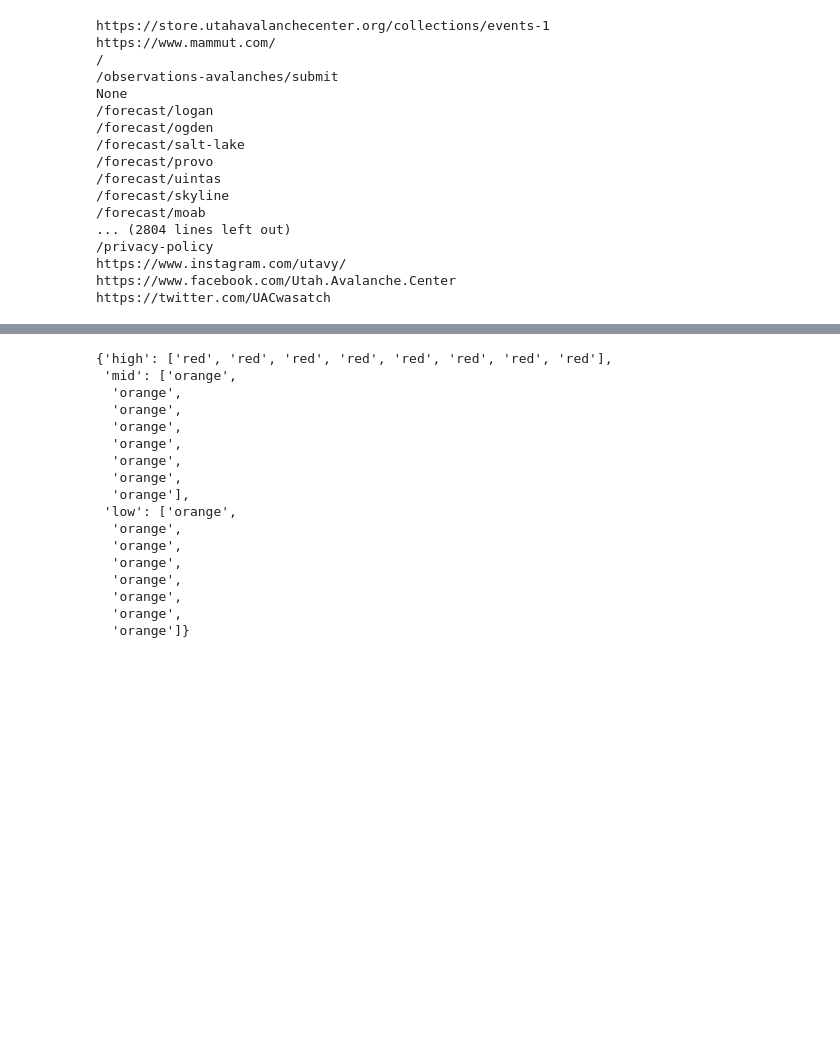
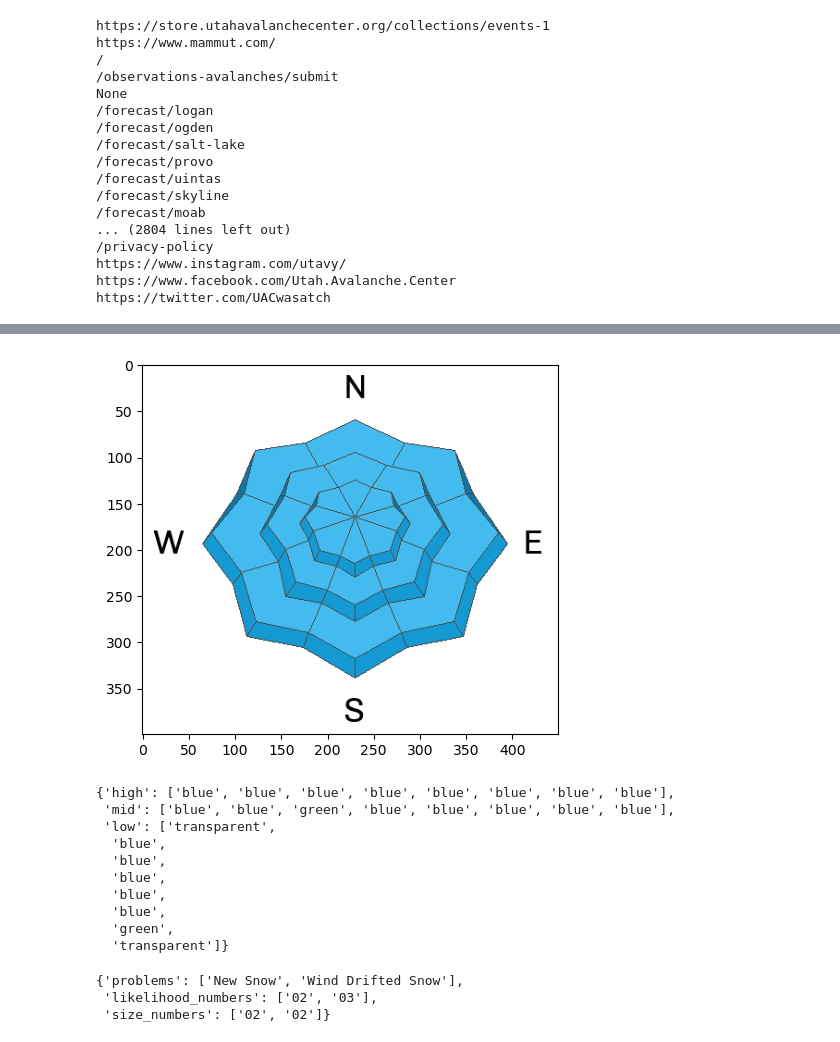
Before and after one commit to justinolcott/avalanche, a Jupyter notebook: data_gathering.ipynb, the cells around one changed output, grey strips where cells are left out. Saved outputs shown, nothing was run; the diff lists cells and outputs as text; code cells hidden in the pictures; blank space fills up the shorter version.

Commit message:
added ability to get avalanche problems

```diff
--- a/data_gathering.ipynb
+++ b/data_gathering.ipynb
@@ -82,13 +79,15 @@ page_source = get_page_source(df['url'][65])
+# %%
+page_source = get_page_source('https://utahavalanchecenter.org/forecast/salt-lake/2/27/2023')
 # %%
 # first link will be the overall forecast image
-def get_forecast_image_links(page_source):
+def get_rose_image_links(page_source):
     # find all links that start with '/sites/default/files/forecast/'
     links = re.findall(r'<img.*?src="/(sites/default/files/forecast/.*?)">', page_source.decode('utf-8'))
     # append 'https://utahavalanchecenter.org' to the beginning of each link
     links = ['https://utahavalanchecenter.org/' + link for link in links]
     return links
 
-links = get_forecast_image_links(page_source)
+links = get_rose_image_links(page_source)
 # %%
 def get_color(image, pixel_location):
     return image.getpixel(pixel_location)
@@ -174,22 +187,21 @@ def get_forecast_from_url(url):
+# %%
+image = load_image(links[1])
+# %%
+show_image(image)
+# %% [output]
+[figure, added]
 # %%
 # REQUEST
-f = get_forecast_from_url(links[0])
+f = get_forecast_from_image(image)
 f
 # %% [output]
-{'high': ['red', 'red', 'red', 'red', 'red', 'red', 'red', 'red'],
- 'mid': ['orange',
-  'orange',
-  'orange',
-  'orange',
-  'orange',
-  'orange',
-  'orange',
-  'orange'],
- 'low': ['orange',
-  'orange',
-  'orange',
-  'orange',
-  'orange',
-  'orange',
-  'orange',
-  'orange']}
+{'high': ['blue', 'blue', 'blue', 'blue', 'blue', 'blue', 'blue', 'blue'],
+ 'mid': ['blue', 'blue', 'green', 'blue', 'blue', 'blue', 'blue', 'blue'],
+ 'low': ['transparent',
+  'blue',
+  'blue',
+  'blue',
+  'blue',
+  'blue',
+  'green',
+  'transparent']}
@@ -195,0 +242,6 @@ f
+# %%
+get_avalanche_problems(page_source)
+# %% [output]
+{'problems': ['New Snow', 'Wind Drifted Snow'],
+ 'likelihood_numbers': ['02', '03'],
+ 'size_numbers': ['02', '02']}
```
Also changed, not shown: parts of 10 cells of this notebook.
